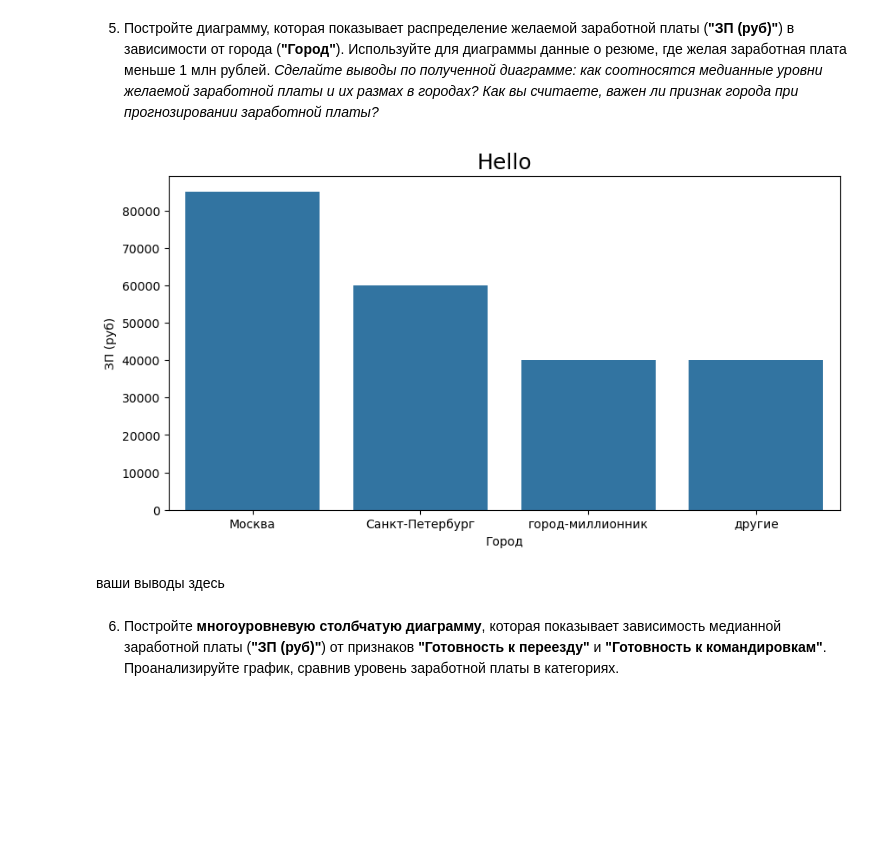
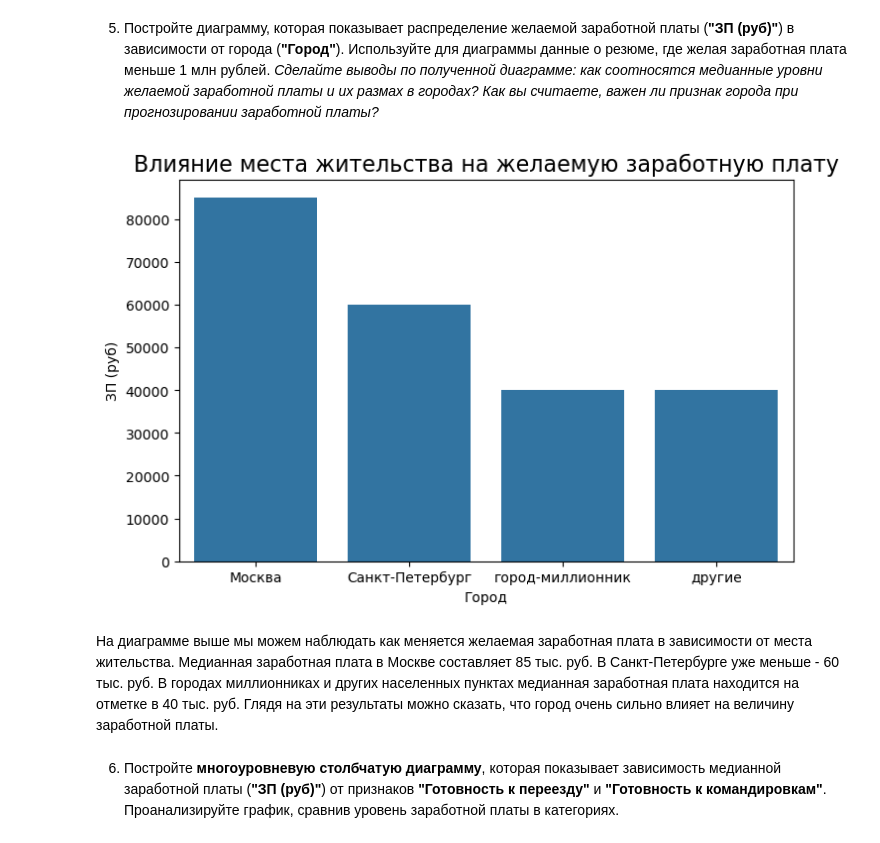
Before and after one commit to feelingcxld/SkillFactory, a Jupyter notebook: HeadHunterResumeAnalysis/hh_resume_analysis.ipynb, the cells around one changed output. Drawn from its saved outputs; the diff is of its cells as text; code cells hidden in the pictures; blank space fills up the shorter version.

```diff
--- a/HeadHunterResumeAnalysis/hh_resume_analysis.ipynb
+++ b/HeadHunterResumeAnalysis/hh_resume_analysis.ipynb
@@ -89,7 +89,7 @@ def get_degree(string):
     Функция для получения уровня образования
 
     Args:
-        string (str): Строка содержащая образование, год выпуска и наименвание ВУЗа
+        string (str): Строка содержащая образование, год выпуска и наименование ВУЗа
 
     Returns:
         str: Строка содержащая только уровень образования
@@ -551,16 +571,16 @@ plt.show()
 # %%
 barplot_data = hh_df[hh_df['ЗП (руб)'] < 1000000].groupby('Город', as_index=False)['ЗП (руб)'].median()
 
-fig = plt.figure(figsize=(10, 5))
+fig = plt.figure(figsize=(8, 5))
 
 barplot = sns.barplot(barplot_data, x='Город', y='ЗП (руб)')
-barplot.set_title('Hello', fontsize=18)
+barplot.set_title('Влияние места жительства на желаемую заработную плату', fontsize=16)
 
 plt.show()
 # %% [output]
-[figure, old version]
+[figure, new version]
-# %% [markdown]
-ваши выводы здесь
+# %% [markdown]
+На диаграмме выше мы можем наблюдать как меняется желаемая заработная плата в зависимости от места жительства. Медианная заработная плата в Москве составляет 85 тыс. руб. В Санкт-Петербурге уже меньше - 60 тыс. руб. В городах миллионниках и других населенных пунктах медианная заработная плата находится на отметке в 40 тыс. руб. Глядя на эти результаты можно сказать, что город очень сильно влияет на величину заработной платы.
 # %% [markdown]
 6. Постройте **многоуровневую столбчатую диаграмму**, которая показывает зависимость медианной заработной платы (**"ЗП (руб)"**) от признаков **"Готовность к переезду"** и **"Готовность к командировкам"**. Проанализируйте график, сравнив уровень заработной платы в категориях.
 # %%
```
Also changed, not shown: parts of 40 cells of this notebook.
